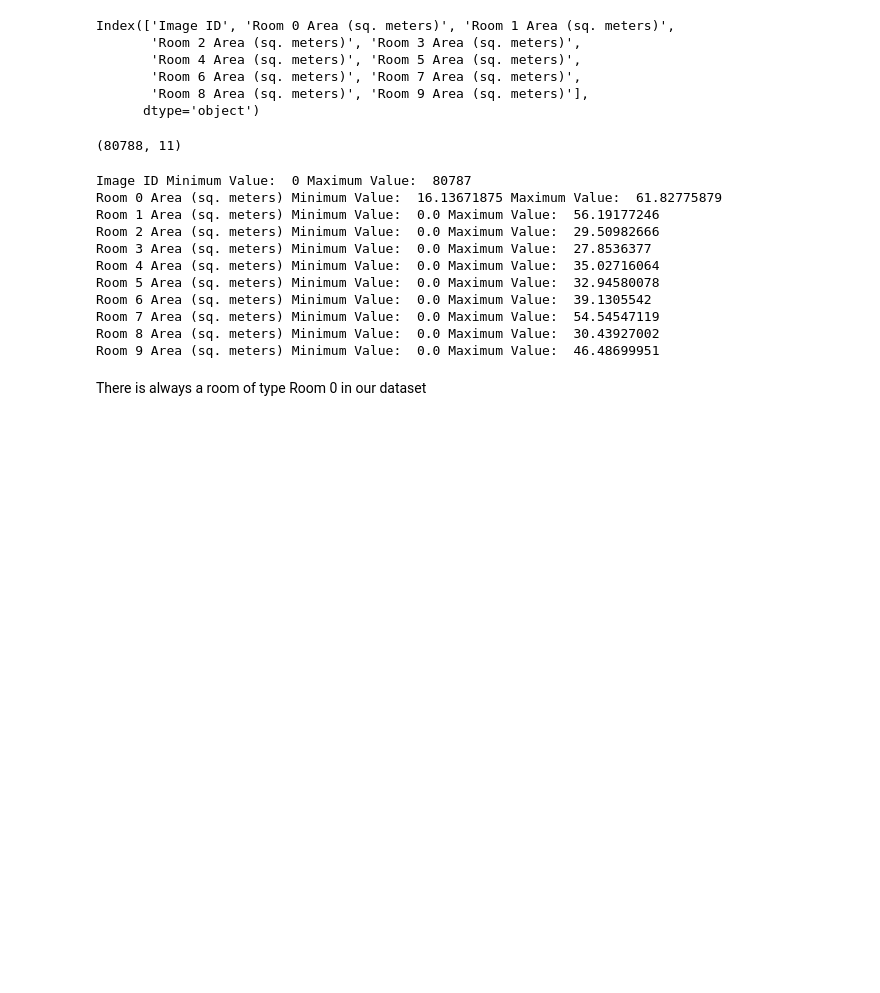
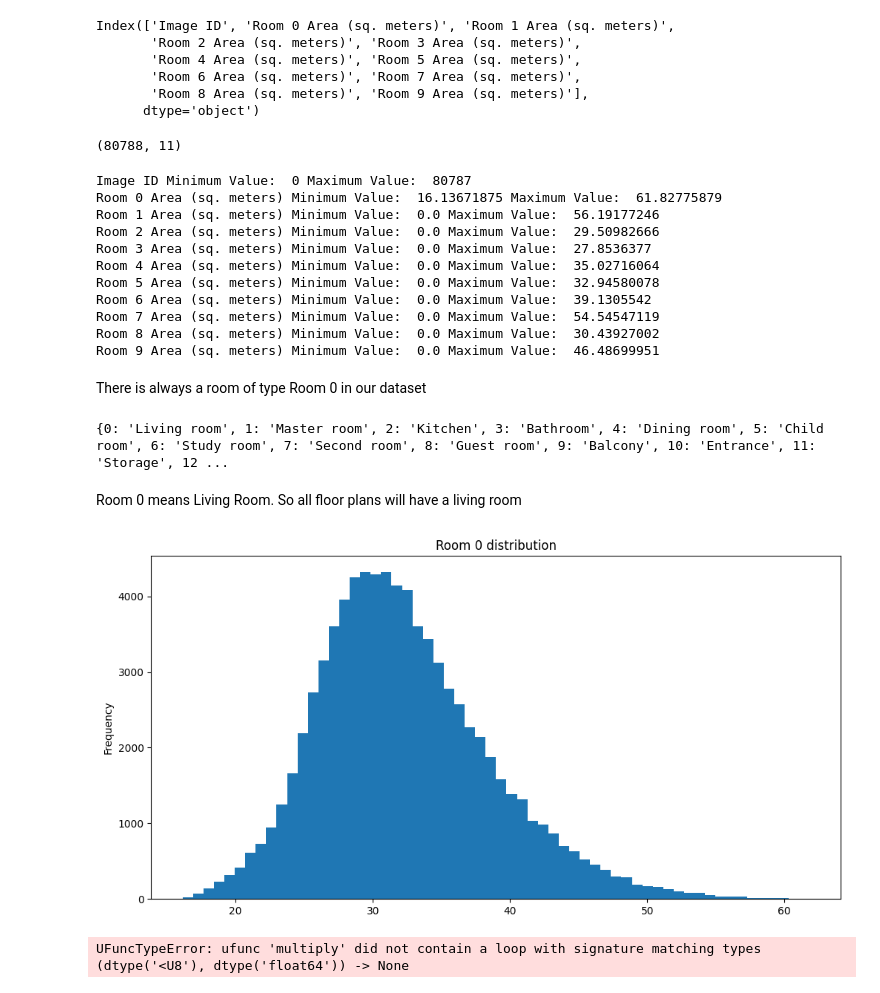
Before and after one commit to visa-boys/Phase1, a Jupyter notebook: eda.ipynb, the cells around one changed output. Saved outputs shown, nothing was run; the diff lists cells and outputs as text; code cells hidden in the pictures; blank space fills up the shorter version.

Commit message:
Joint Plot EDA

```diff
--- a/eda.ipynb
+++ b/eda.ipynb
@@ -92,3 +92,40 @@ Room 8 Area (sq. meters) Minimum Value:  0.0 Maximum Value:  30.43927002
 Room 9 Area (sq. meters) Minimum Value:  0.0 Maximum Value:  46.48699951
 # %% [markdown]
 There is always a room of type Room 0 in our dataset
+# %%
+import utils
+print(utils.ROOM_CLASS)
+# %% [output]
+{0: 'Living room', 1: 'Master room', 2: 'Kitchen', 3: 'Bathroom', 4: 'Dining room', 5: 'Child room', 6: 'Study room', 7: 'Second room', 8: 'Guest room', 9: 'Balcony', 10: 'Entrance', 11: 'Storage', 12 ...
+# %% [markdown]
+Room 0 means Living Room. So all floor plans will have a living room
+# %%
+room0 = data['Room 0 Area (sq. meters)']
+fig, ax = plt.subplots(1, 1, figsize=(12, 6))
+room0.plot.hist(bins=60)
+plt.title("Room 0 distribution")
+plt.show()
+# %% [output]
+[figure, added]
+# %%
+import numpy as np
+import matplotlib.pyplot as plt
+from scipy.stats import norm, expon, lognorm, poisson, gamma, beta, weibull_min
+from scipy.optimize import curve_fit
+
+data1= room0
+
+fit_functions = [norm, expon, lognorm, gamma, beta, weibull_min]
+
+for dist_func in fit_functions:
+    params = dist_func.fit(data1)
+    fitted_distribution = dist_func(*params)
+
+    x = np.linspace(min(data), max(data), 1000)
+    plt.hist(data1, bins=30, density=True, alpha=0.5, label='Data')
+    plt.plot(x, fitted_distribution.pdf(x))
+8
+plt.legend()
+plt.show()
+# %% [output]
+UFuncTypeError: ufunc 'multiply' did not contain a loop with signature matching types (dtype('<U8'), dtype('float64')) -> None
```
Also changed, not shown: parts of 1 cell of this notebook.
